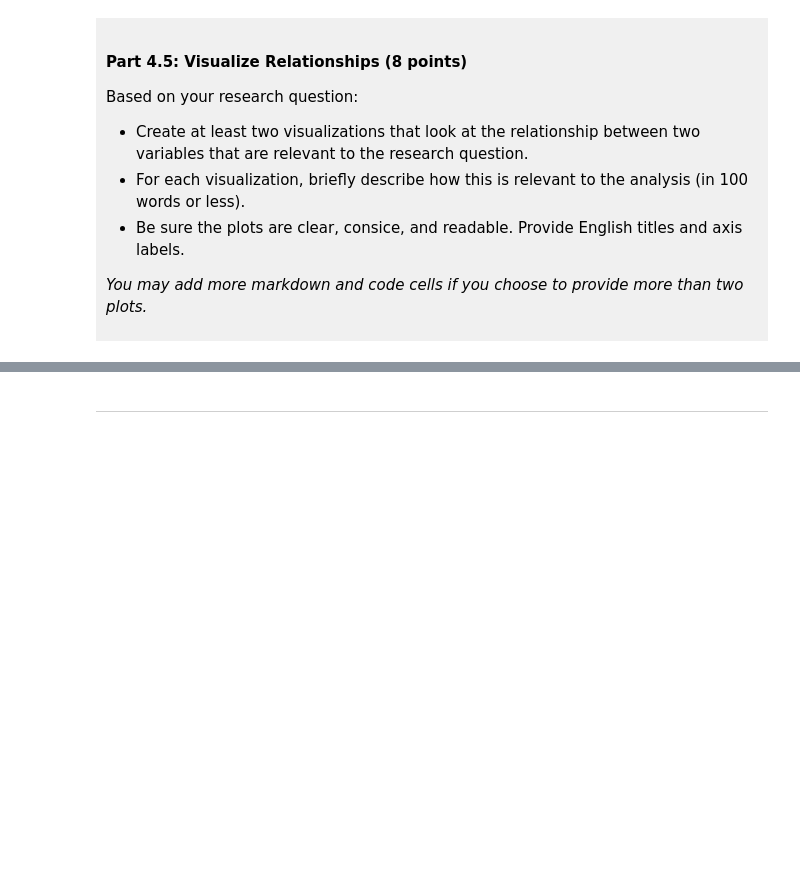
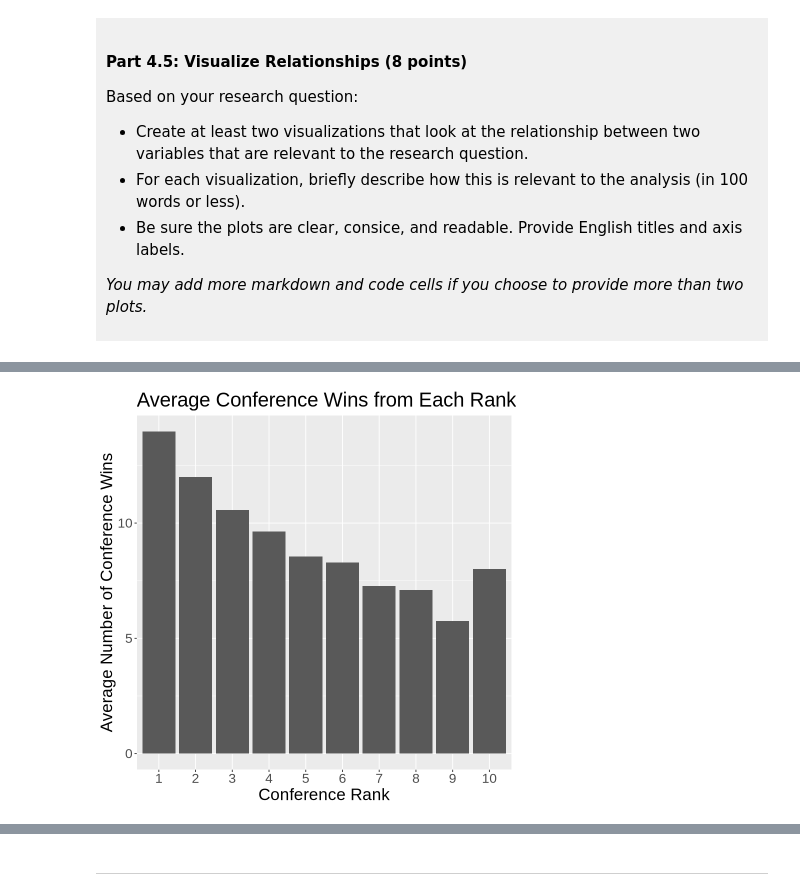
Before and after one commit to Matthew-C13/dsci-100-project-matthew-chen, a Jupyter notebook: dsci-100-project-notebook.ipynb, the cells around one changed output, grey strips where cells are left out. Saved outputs shown, nothing was run; the diff lists cells and outputs as text; code cells hidden in the pictures; blank space fills up the shorter version.

```diff
--- a/dsci-100-project-notebook.ipynb
+++ b/dsci-100-project-notebook.ipynb
@@ -366,4 +399,14 @@ Visualization 1: %%% EDIT THIS MARKDOWN CELL%%%
 # %%
-### EDIT THIS CODE CELL FOR VISUALIZATION 1###
+### EDIT THIS CODE CELL FOR VISUALIZATION - CONFERENCE WINS - 1###
+
+conf_win_vs_rank <- WMM_mean_wins_for_ranks |>
+ggplot(aes(x = conf_rank, y = avg_conf_wins)) +
+geom_bar(stat = "identity") +
+labs(x= "Conference Rank", y = "Average Number of Conference Wins", title = "Average Conference Wins from Each Rank") +
+theme(text = element_text(size = 20))
+
+conf_win_vs_rank
+# %% [output]
+[figure, added]
 # %% [markdown]
 Visualization 2: %%% EDIT THIS MARKDOWN CELL%%%
```
Also changed, not shown: parts of 9 cells of this notebook.
